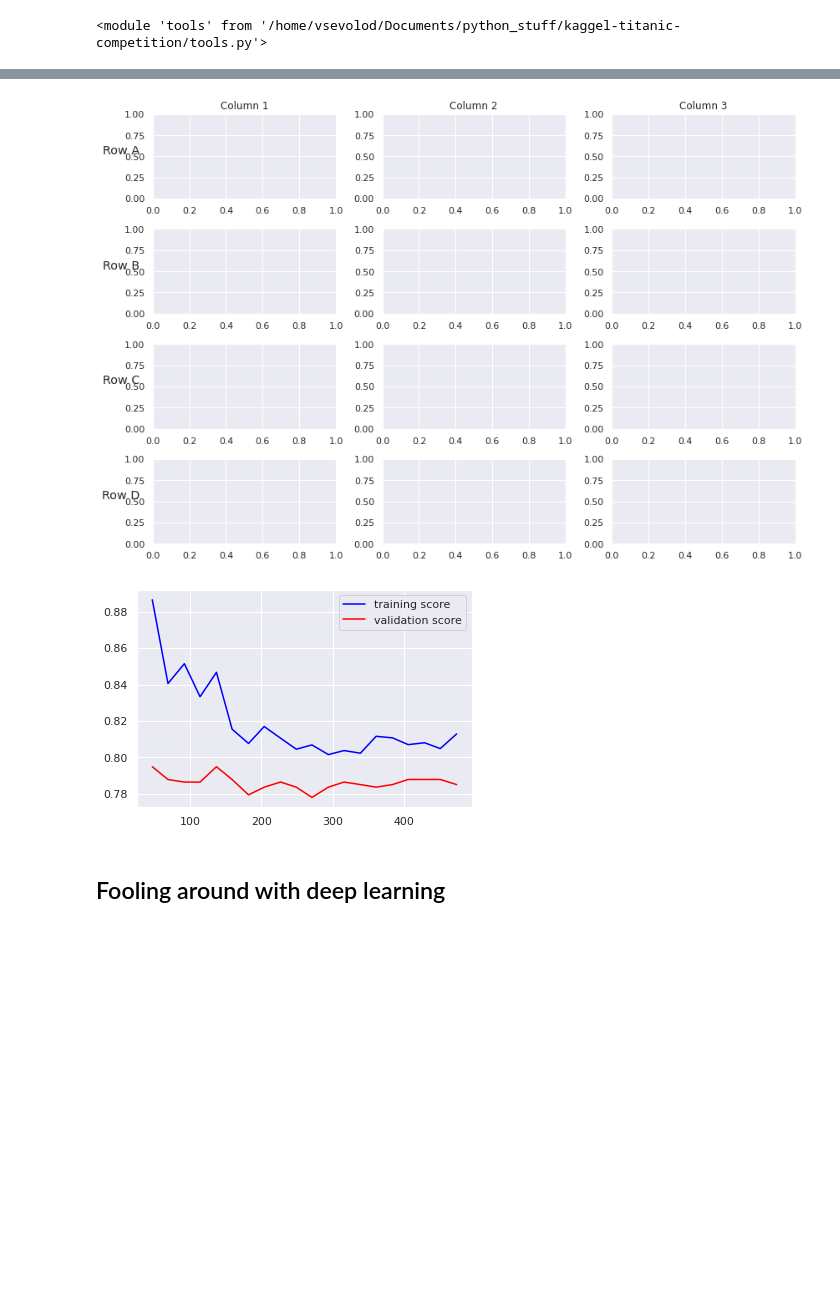
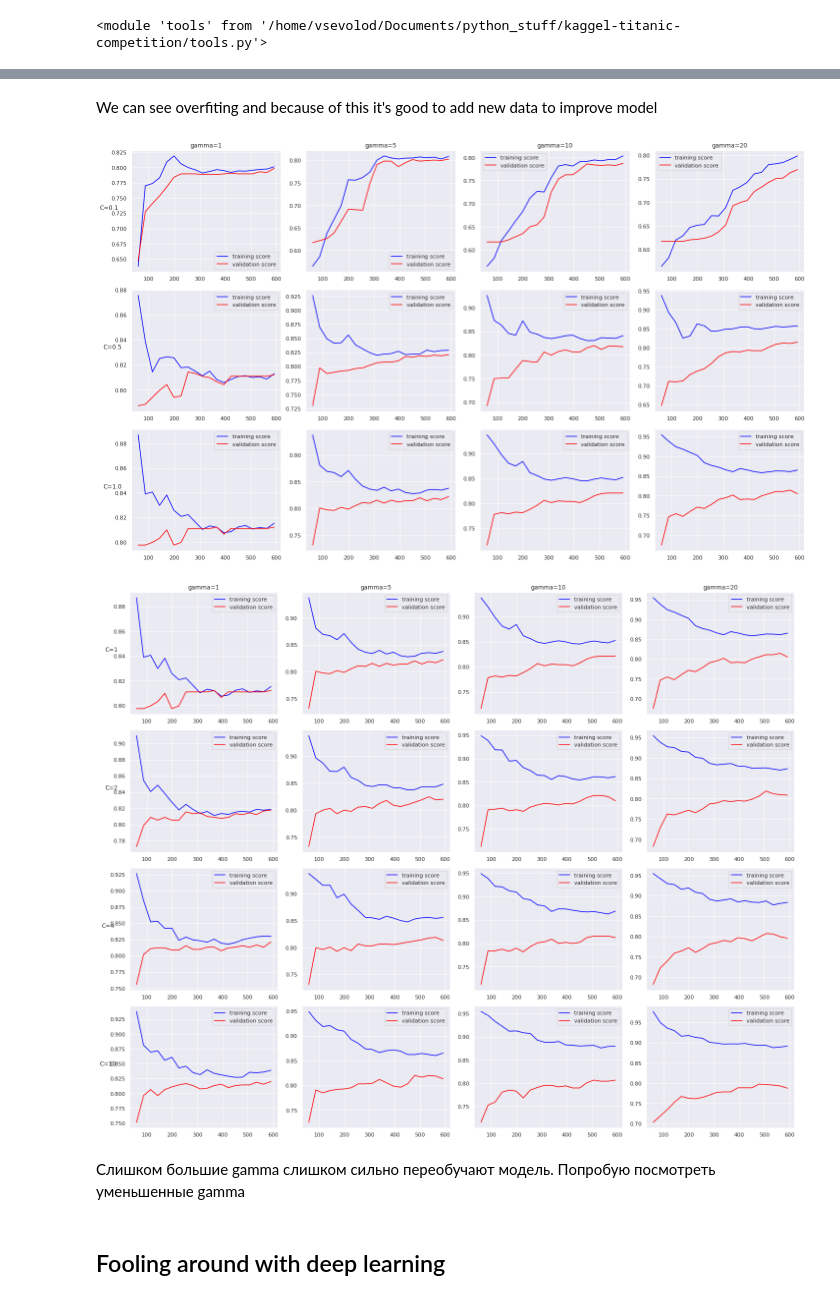
Before and after one commit to VsevolodKozlov-git/kaggle-titanic-competition, a Jupyter notebook: main.ipynb, the cells around one changed output, grey strips where cells are left out. Saved outputs shown, nothing was run; the diff lists cells and outputs as text; code cells hidden in the pictures; blank space fills up the shorter version.

```diff
--- a/main.ipynb
+++ b/main.ipynb
@@ -540,23 +538,19 @@ grid_search_learning_curves(create_model, df_X, df_cleaned['Survived'], grid_par
-# %%
-cols = ['Column {}'.format(col) for col in range(1, 4)]
-rows = ['Row {}'.format(row) for row in ['A', 'B', 'C', 'D']]
-
-fig, axes = plt.subplots(nrows=4, ncols=3, figsize=(12, 8))
-
-for ax, col in zip(axes[0], cols):
-    ax.set_title(col)
-
-for ax, row in zip(axes[:,0], rows):
-    ax.set_ylabel(row, rotation=0, size='large')
-
-fig.tight_layout()
-plt.show()
-# %% [output]
-[figure, removed]
-# %%
-tools.plot_learning_curves(create_model(1, 1), df_X, df_cleaned['Survived'])
-# %% [output]
-[figure, removed]
+# %% [markdown]
+We can see overfiting and because of this it's good to add new data to improve model
+# %%
+df = df_nans.copy()
+df[df.isna()] = df['Age'].mean()
+X, y = df.drop(labels='Survived', axis=1), df['Survived']
+# %%
+grid_search_learning_curves(create_model, X, y, grid_param1=[0.1, 0.5, 1], grid_param2=[1, 5, 10, 20], param1_name='C', param2_name='gamma')
+# %% [output]
+[figure, added]
+# %%
+grid_search_learning_curves(create_model, X, y, grid_param1=[1, 2, 4, 10], grid_param2=[1, 5, 10, 20], param1_name='C', param2_name='gamma')
+# %% [output]
+[figure, added]
+# %% [markdown]
+Слишком большие gamma слишком сильно переобучают модель. Попробую посмотреть уменьшенные gamma
 # %% [markdown]
 
 ## Fooling around with deep learning
```
Also changed, not shown: parts of 15 cells of this notebook.
